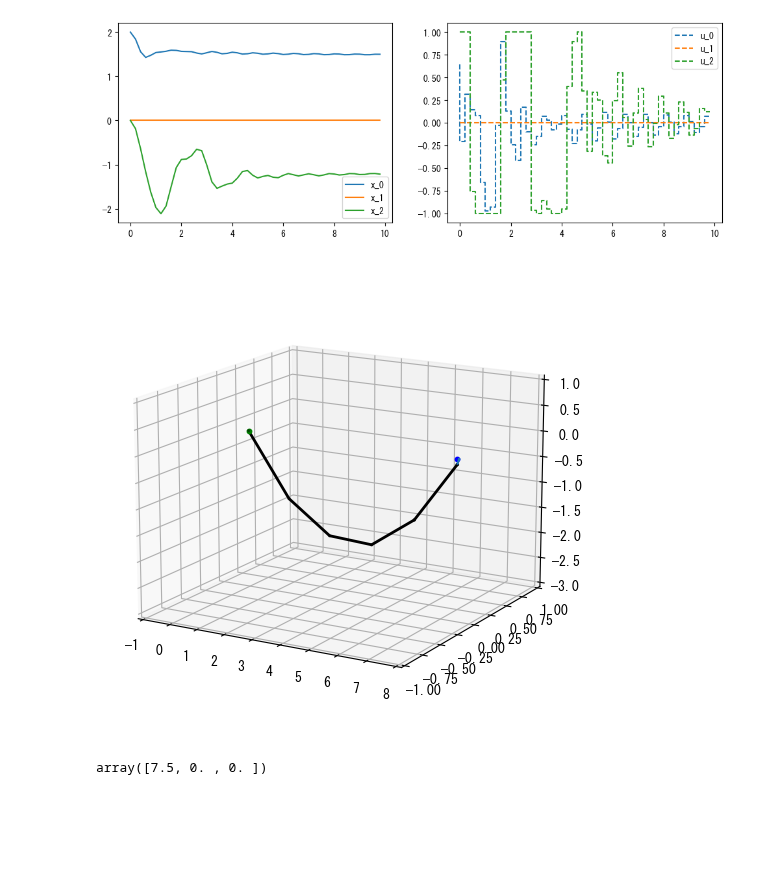
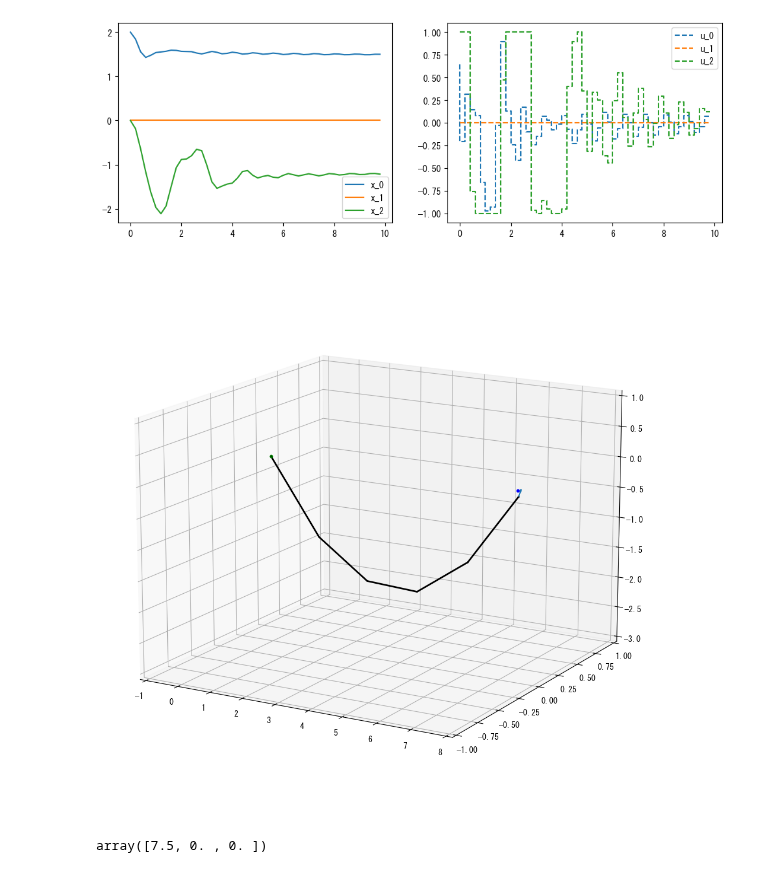
Before and after one commit to proxima-technology/casadi_mpc_nyuumon, a Jupyter notebook: src/chapter7_chain_of_masses.ipynb, the cells around one changed output. Saved outputs shown, nothing was run; the diff lists cells and outputs as text; code cells hidden in the pictures; blank space fills up the shorter version.

```diff
--- a/src/chapter7_chain_of_masses.ipynb
+++ b/src/chapter7_chain_of_masses.ipynb
@@ -215,7 +215,7 @@ Total seconds in IPOPT                               = 0.112
 EXIT: Optimal Solution Found.
 [figure]
 # %%
-fig = plt.figure(figsize=(12,6))
+fig = plt.figure(figsize=(12,12))
 ax = fig.add_subplot(111,projection="3d")
 frames = np.arange(0,t_eval.size)
 fps = 1 / dt
@@ -224,34 +224,34 @@ def update_figure(i):
     x_lim_min = -1
     x_lim_max = 8
     y_lim_min = -1
     y_lim_max = 1
     z_lim_min = -3
     z_lim_max = 1
 
     ax.cla()
     ax.set_xlim(x_lim_min, x_lim_max)
     ax.set_ylim(y_lim_min, y_lim_max)
     ax.set_zlim(z_lim_min, z_lim_max)
     ax.view_init(elev=15)
 
     points = X[i,:3*ns]
     points = np.concatenate([np.zeros(3),points])
     points = points.reshape(-1,3)
     vel = U[i]
 
     ax.scatter(*points.T,color="black", s=2)
     ax.plot(*points.T, color='black', lw=2)
     ax.quiver(*points[-1],*vel, length=1.0,normalize=False)
 
     left = np.zeros(3)
     right = x_ref.full().ravel()[3*(ns-1):3*ns]
     ax.scatter(*left,color="green", s=10)
     ax.scatter(*right,color="blue", s=10)
 
 ani = FuncAnimation(fig, update_figure, frames=frames)
 ani.save("images/chap7_chain_of_mass.gif",writer="pillow",fps=fps)
 # %% [output]
-[figure, old version]
+[figure, new version]
 # %%
 # import glob
 # import natsort
```
Also changed, not shown: 1 other file.
